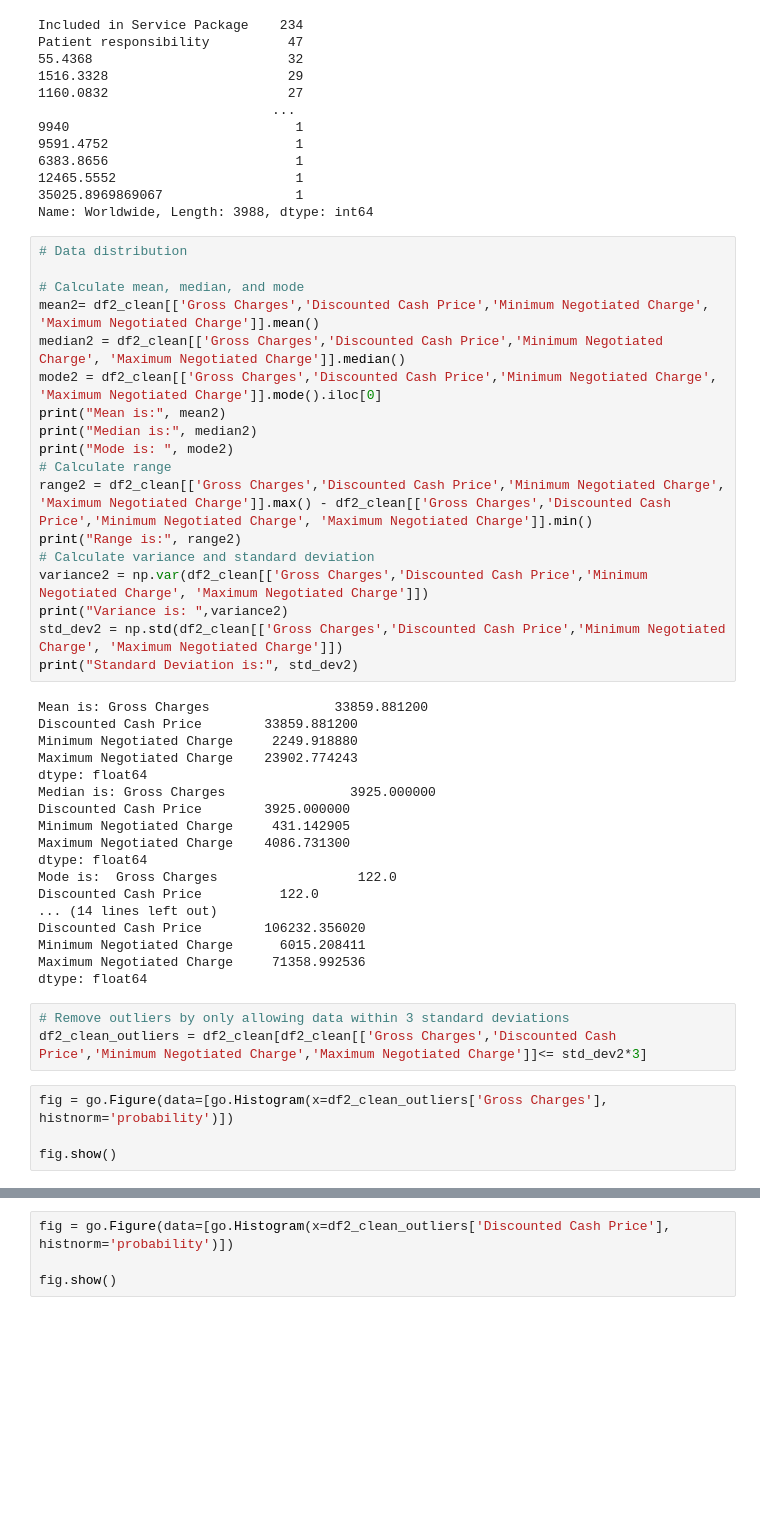
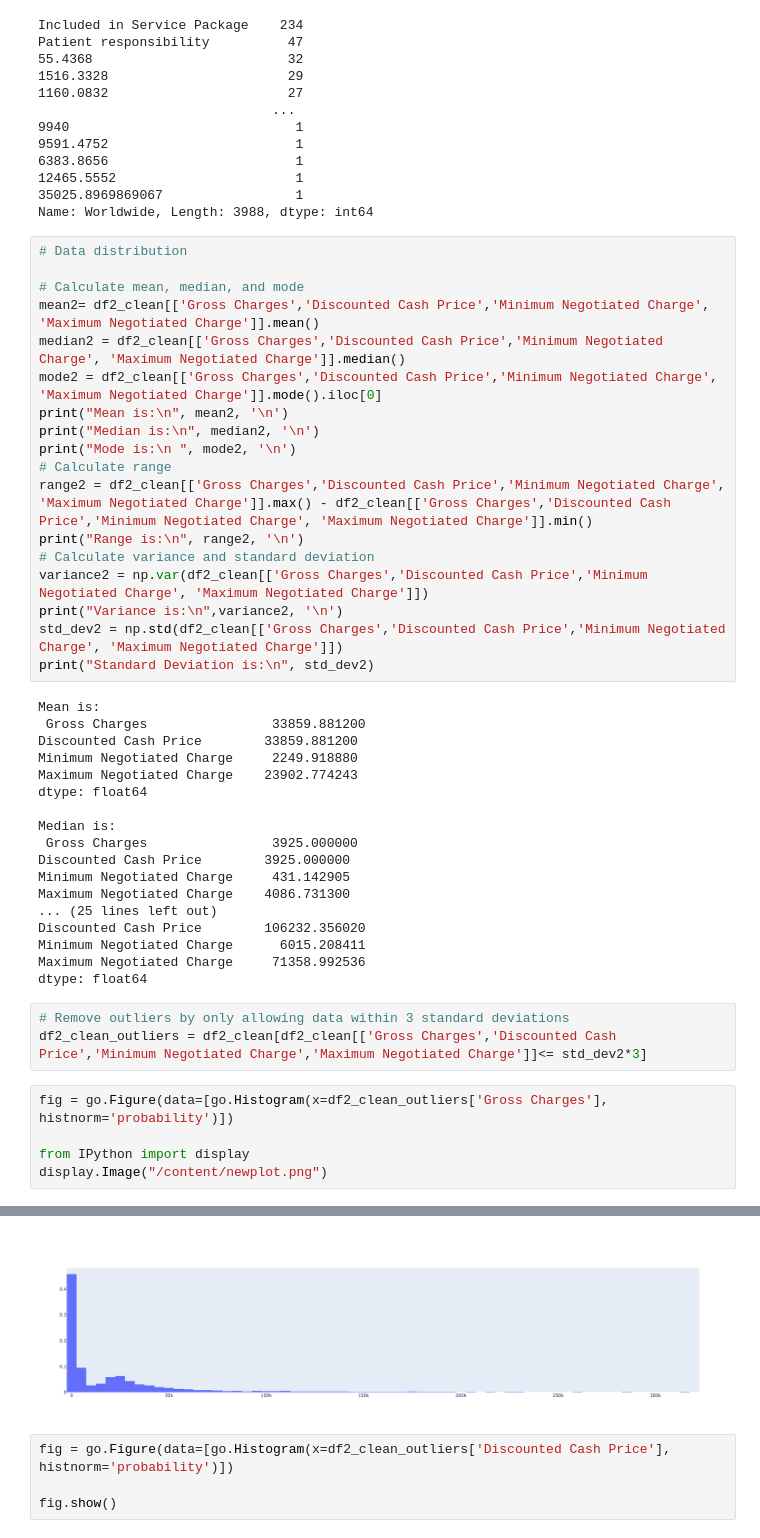
Before and after one commit to bonitr02/sqlite_database_operations, a Jupyter notebook: hha504_assgn3.ipynb, the cells around one changed output, grey strips where cells are left out. Drawn from its saved outputs; the diff is of its cells as text; blank space fills up the shorter version.

```diff
--- a/hha504_assgn3.ipynb
+++ b/hha504_assgn3.ipynb
@@ -1046,31 +1014,31 @@ Name: Worldwide, Length: 3988, dtype: int64
 mean2= df2_clean[['Gross Charges','Discounted Cash Price','Minimum Negotiated Charge', 'Maximum Negotiated Charge']].mean()
 median2 = df2_clean[['Gross Charges','Discounted Cash Price','Minimum Negotiated Charge', 'Maximum Negotiated Charge']].median()
 mode2 = df2_clean[['Gross Charges','Discounted Cash Price','Minimum Negotiated Charge', 'Maximum Negotiated Charge']].mode().iloc[0]
-print("Mean is:", mean2)
-print("Median is:", median2)
-print("Mode is: ", mode2)
+print("Mean is:\n", mean2, '\n')
+print("Median is:\n", median2, '\n')
+print("Mode is:\n ", mode2, '\n')
 # Calculate range
 range2 = df2_clean[['Gross Charges','Discounted Cash Price','Minimum Negotiated Charge', 'Maximum Negotiated Charge']].max() - df2_clean[['Gross Charges','Discounted Cash Price','Minimum Negotiated Charge', 'Maximum Negotiated Charge']].min()
-print("Range is:", range2)
+print("Range is:\n", range2, '\n')
 # Calculate variance and standard deviation
 variance2 = np.var(df2_clean[['Gross Charges','Discounted Cash Price','Minimum Negotiated Charge', 'Maximum Negotiated Charge']])
-print("Variance is: ",variance2)
+print("Variance is:\n",variance2, '\n')
 std_dev2 = np.std(df2_clean[['Gross Charges','Discounted Cash Price','Minimum Negotiated Charge', 'Maximum Negotiated Charge']])
-print("Standard Deviation is:", std_dev2)
+print("Standard Deviation is:\n", std_dev2)
 # %% [output]
-Mean is: Gross Charges                33859.881200
+Mean is:
+ Gross Charges                33859.881200
 Discounted Cash Price        33859.881200
 Minimum Negotiated Charge     2249.918880
 Maximum Negotiated Charge    23902.774243
 dtype: float64
-Median is: Gross Charges                3925.000000
+
+Median is:
+ Gross Charges                3925.000000
 Discounted Cash Price        3925.000000
 Minimum Negotiated Charge     431.142905
 Maximum Negotiated Charge    4086.731300
-dtype: float64
-Mode is:  Gross Charges                  122.0
-Discounted Cash Price          122.0
-... (14 lines left out)
+... (25 lines left out)
 Discounted Cash Price        106232.356020
 Minimum Negotiated Charge      6015.208411
 Maximum Negotiated Charge     71358.992536
@@ -1081,9 +1049,11 @@ df2_clean_outliers = df2_clean[df2_clean[['Gross Charges','Discounted Cash Price
 # %%
 fig = go.Figure(data=[go.Histogram(x=df2_clean_outliers['Gross Charges'], histnorm='probability')])
 
-fig.show()
+from IPython import display
+display.Image("/content/newplot.png")
 # %% [output]
 [interactive output not drawn]
+[figure, added]
 # %%
 fig = go.Figure(data=[go.Histogram(x=df2_clean_outliers['Discounted Cash Price'], histnorm='probability')])
 
```
Also changed, not shown: parts of 2 cells of this notebook.
